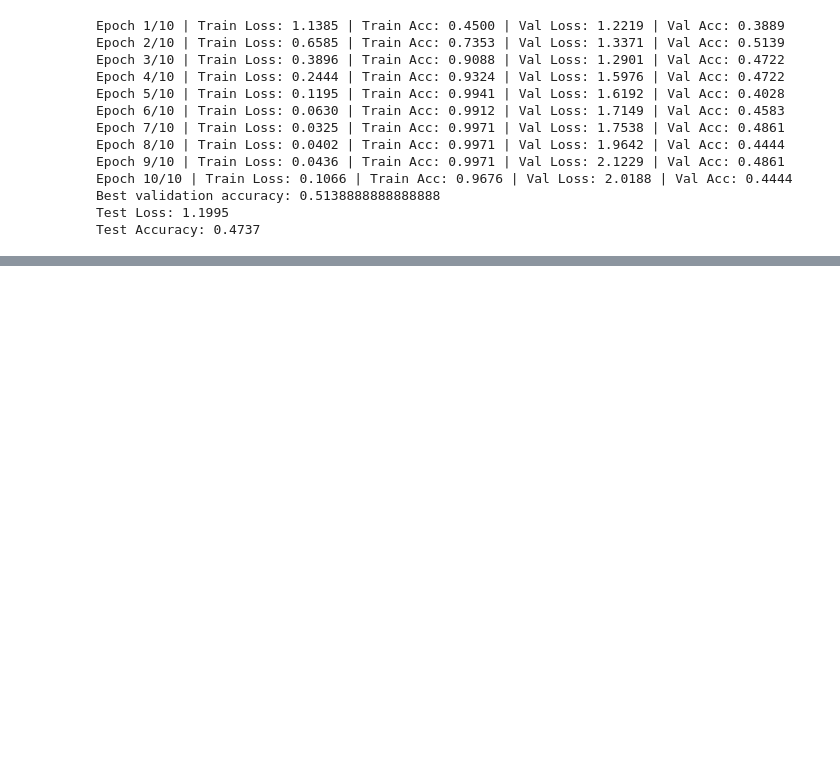
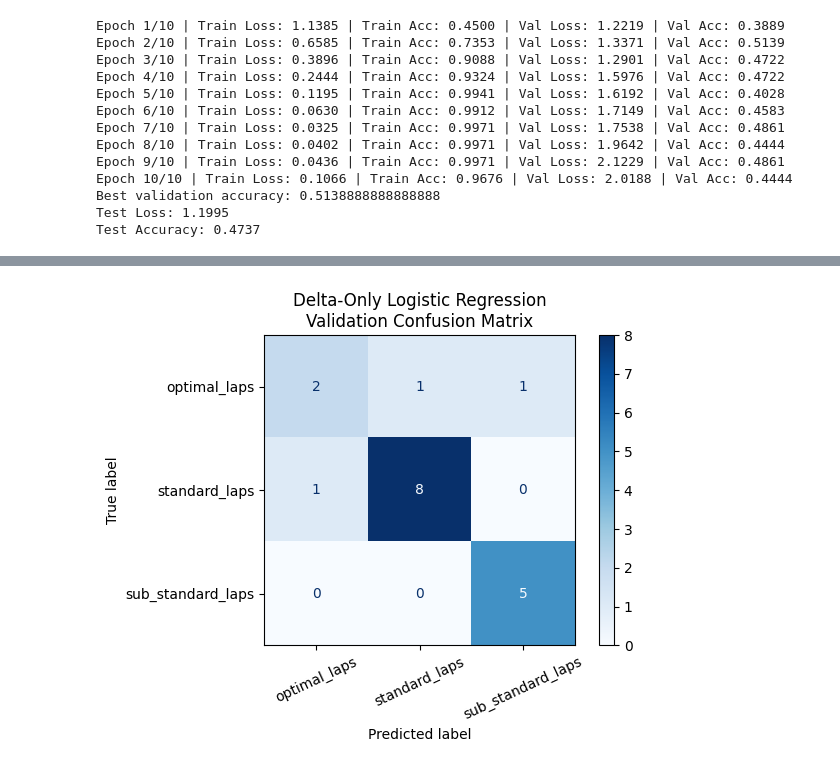
Before and after one commit to Prachet06/F1-Optimized-Cornering-Project, a Jupyter notebook: Code/Model.ipynb, the cells around one changed output, grey strips where cells are left out. Cells and saved outputs as stored; diff of their text form; code cells hidden in the pictures; blank space fills up the shorter version.

Commit message:
Added logistic regression on deltas.

```diff
--- a/Code/Model.ipynb
+++ b/Code/Model.ipynb
@@ -1646,0 +1856,20 @@ Test Accuracy: 0.4737
+# %%
+delta_model = Pipeline([
+    (
+        "scaler",
+        StandardScaler(),
+    ),
+    (
+        "classifier",
+        LogisticRegression(
+            max_iter=5000,
+            class_weight="balanced",
+            random_state=seed,
+        ),
+    ),
+])
+
+delta_model.fit(
+    X_delta_train,
+    y_delta_train,
+)
@@ -1646,0 +1960,20 @@ Test Accuracy: 0.4737
+# %%
+ConfusionMatrixDisplay.from_predictions(
+    y_delta_validation,
+    delta_validation_predictions,
+    labels=list(range(num_classes)),
+    display_labels=class_names,
+    cmap="Blues",
+    values_format="d",
+)
+
+plt.title(
+    "Delta-Only Logistic Regression\n"
+    "Validation Confusion Matrix"
+)
+
+plt.xticks(rotation=25)
+plt.tight_layout()
+plt.show()
+# %% [output]
+[figure, added]
```
Also changed, not shown: parts of 18 cells of this notebook, 1 other file.
